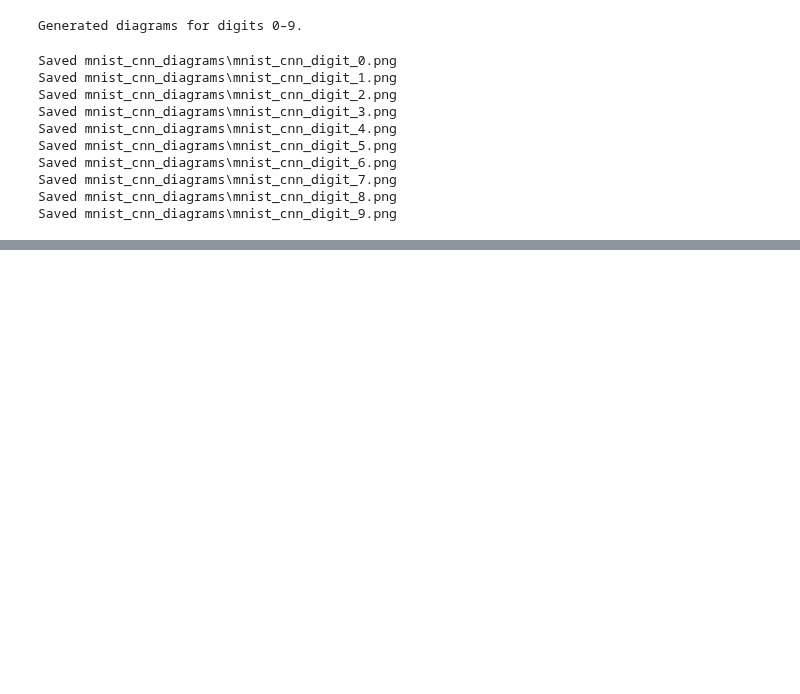
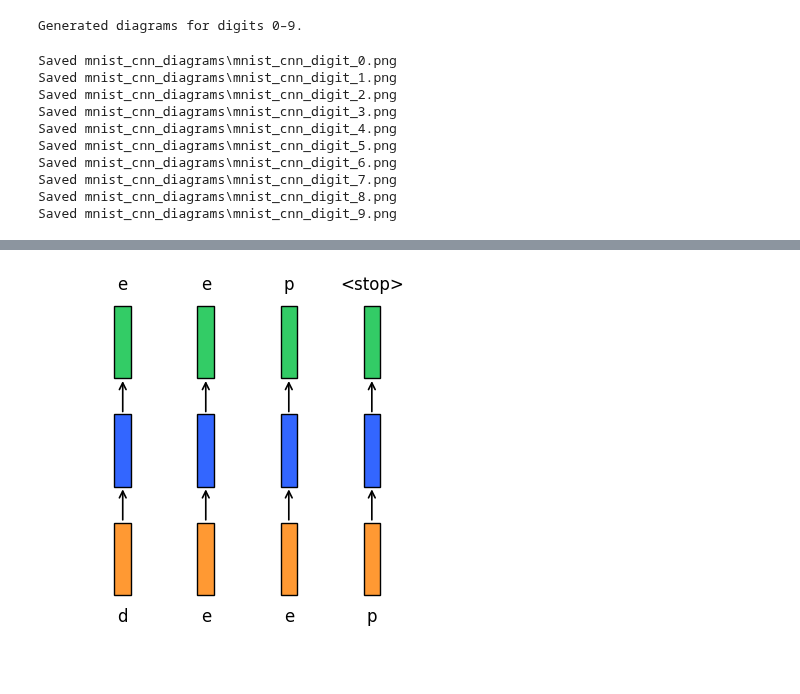
Before and after one commit to BostonAnalytics/AD698-generative-ai-for-BA, a Jupyter notebook: M3/code/mnist.ipynb, the cells around one changed output, grey strips where cells are left out. Saved outputs shown, nothing was run; the diff lists cells and outputs as text; code cells hidden in the pictures; blank space fills up the shorter version.

```diff
--- a/M3/code/mnist.ipynb
+++ b/M3/code/mnist.ipynb
@@ -825,3 +825,89 @@ Saved mnist_cnn_diagrams\mnist_cnn_digit_6.png
 Saved mnist_cnn_diagrams\mnist_cnn_digit_7.png
 Saved mnist_cnn_diagrams\mnist_cnn_digit_8.png
 Saved mnist_cnn_diagrams\mnist_cnn_digit_9.png
+# %%
+import matplotlib.pyplot as plt
+from matplotlib.patches import Rectangle, FancyArrowPatch
+import numpy as np
+
+COLOR_IN   = np.array([1.0, 0.6, 0.2])   # orange
+COLOR_CELL = np.array([0.2, 0.4, 1.0])   # blue
+COLOR_OUT  = np.array([0.2, 0.8, 0.4])   # green
+
+def draw_box(ax, x, y, w, h, color, text, valign="center", pad=0.30):
+    rect = Rectangle((x, y), w, h, facecolor=color, edgecolor='black')
+    ax.add_patch(rect)
+
+    cx = x + w/2
+
+    if valign == "center":
+        cy = y + h/2
+    elif valign == "top":
+        cy = y + h - pad*h
+    elif valign == "bottom":
+        cy = y + pad*h
+    elif valign == "above":
+        cy = y + h + pad*h
+    elif valign == "below":
+        cy = y - pad*h
+    else:
+        cy = y + h/2
+
+    ax.text(cx, cy, text, ha='center', va='center', fontsize=10)
+    return rect
+
+def arrow_down(ax, top_rect, bottom_rect):
+    x_mid = top_rect.get_x() + top_rect.get_width()/2
+    y_start = top_rect.get_y()
+    y_end = bottom_rect.get_y() + bottom_rect.get_height()
+
+    arrow = FancyArrowPatch(
+        (x_mid, y_start),
+        (x_mid, y_end),
+        arrowstyle='<-',
+        mutation_scale=12,
+        color='black',
+        linewidth=1.2
+    )
+    ax.add_patch(arrow)
+
+def draw_vertical_column(ax, x, inp, out):
+    w, h = 0.25, 1.50
+    gap = 0.75
+
+    top_y = 0
+    top_box = draw_box(ax, x, top_y, w, h, COLOR_OUT, out, valign="above")
+
+    mid_y = top_y - h - gap
+    mid_box = draw_box(ax, x, mid_y, w, h, COLOR_CELL, "", valign="center")
+
+    bot_y = mid_y - h - gap
+    bot_box = draw_box(ax, x, bot_y, w, h, COLOR_IN, inp, valign="below")
+
+    arrow_down(ax, top_box, mid_box)
+    arrow_down(ax, mid_box, bot_box)
+
+def draw_sequence_vertical(inputs, outputs, column_spacing=2.0,
+                           save_svg=False, svg_path="diagram.svg"):
+    fig, ax = plt.subplots(figsize=(len(inputs)*1.5, 5))
+
+    for i, (inp, out) in enumerate(zip(inputs, outputs)):
+        draw_vertical_column(ax, x=i*column_spacing, inp=inp, out=out)
+
+    ax.set_xlim(-1, len(inputs)*column_spacing + 1)
+    ax.set_ylim(-6, 2)
+    ax.axis('off')
+
+    if save_svg:
+        fig.savefig(svg_path, format="svg", bbox_inches="tight")
+        print(f"Saved SVG to {svg_path}")
+
+    plt.show()
+
+# Example usage
+inputs = ["d", "e", "e", "p"]
+outputs = ["e", "e", "p", "<stop>"]
+column_spacing = 1.25
+output_loc = "../M03_lecture02_figures/rnn_sequence.svg"
+draw_sequence_vertical(inputs, outputs, column_spacing=column_spacing, save_svg=True, svg_path=output_loc)
+# %% [output]
@@ -827,0 +915 @@ Saved mnist_cnn_diagrams\mnist_cnn_digit_9.png
+[figure, added]
```
Also changed, not shown: parts of 2 cells of this notebook, 15 other files.
